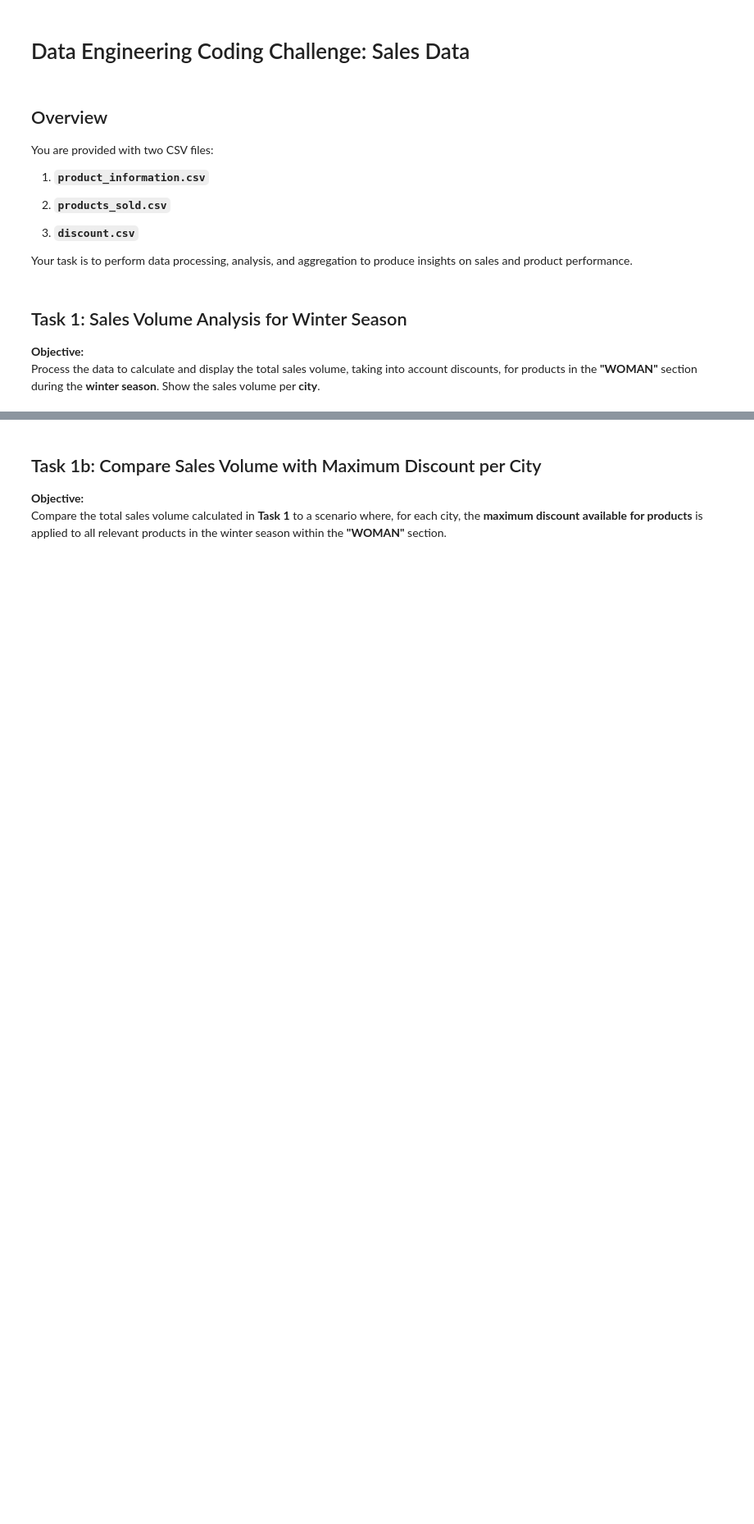
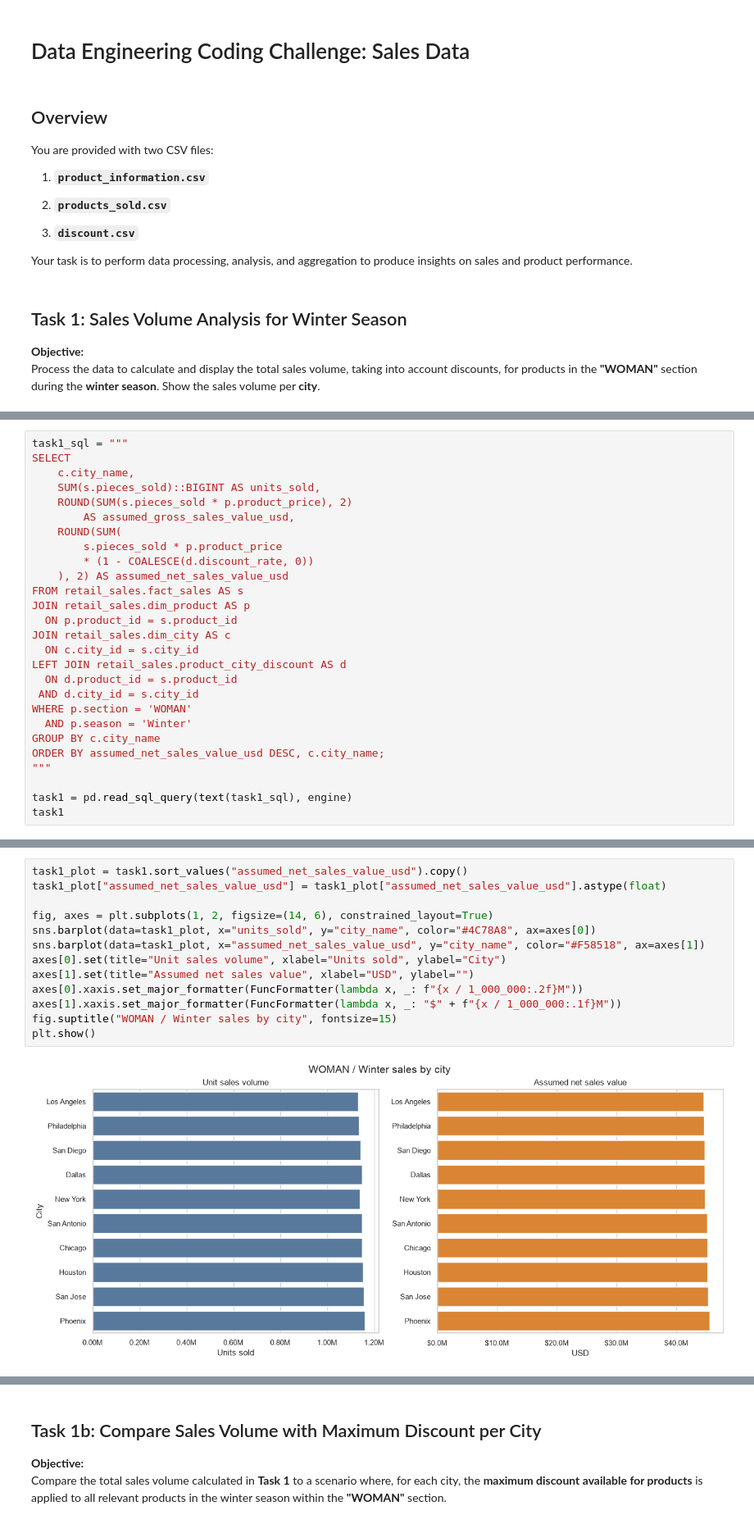
Before and after one commit to Amrf51/retail-sales-warehouse, a Jupyter notebook: coding_challenge.ipynb, the cells around one changed output, grey strips where cells are left out. Shown at 82% size. Drawn from its saved outputs; the diff is of its cells as text; blank space fills up the shorter version.

Commit message:
Tasks solved

```diff
--- a/coding_challenge.ipynb
+++ b/coding_challenge.ipynb
@@ -18,0 +61,27 @@ Process the data to calculate and display the total sales volume, taking into ac
+# %%
+task1_sql = """
+SELECT
+    c.city_name,
+    SUM(s.pieces_sold)::BIGINT AS units_sold,
+    ROUND(SUM(s.pieces_sold * p.product_price), 2)
+        AS assumed_gross_sales_value_usd,
+    ROUND(SUM(
+        s.pieces_sold * p.product_price
+        * (1 - COALESCE(d.discount_rate, 0))
+    ), 2) AS assumed_net_sales_value_usd
+FROM retail_sales.fact_sales AS s
+JOIN retail_sales.dim_product AS p
+  ON p.product_id = s.product_id
+JOIN retail_sales.dim_city AS c
+  ON c.city_id = s.city_id
+LEFT JOIN retail_sales.product_city_discount AS d
+  ON d.product_id = s.product_id
+ AND d.city_id = s.city_id
+WHERE p.section = 'WOMAN'
+  AND p.season = 'Winter'
+GROUP BY c.city_name
+ORDER BY assumed_net_sales_value_usd DESC, c.city_name;
+"""
+
+task1 = pd.read_sql_query(text(task1_sql), engine)
+task1
@@ -18,0 +100,15 @@ Process the data to calculate and display the total sales volume, taking into ac
+# %%
+task1_plot = task1.sort_values("assumed_net_sales_value_usd").copy()
+task1_plot["assumed_net_sales_value_usd"] = task1_plot["assumed_net_sales_value_usd"].astype(float)
+
+fig, axes = plt.subplots(1, 2, figsize=(14, 6), constrained_layout=True)
+sns.barplot(data=task1_plot, x="units_sold", y="city_name", color="#4C78A8", ax=axes[0])
+sns.barplot(data=task1_plot, x="assumed_net_sales_value_usd", y="city_name", color="#F58518", ax=axes[1])
+axes[0].set(title="Unit sales volume", xlabel="Units sold", ylabel="City")
+axes[1].set(title="Assumed net sales value", xlabel="USD", ylabel="")
+axes[0].xaxis.set_major_formatter(FuncFormatter(lambda x, _: f"{x / 1_000_000:.2f}M"))
+axes[1].xaxis.set_major_formatter(FuncFormatter(lambda x, _: "$" + f"{x / 1_000_000:.1f}M"))
+fig.suptitle("WOMAN / Winter sales by city", fontsize=15)
+plt.show()
+# %% [output]
+[figure, added]
```
Also changed, not shown: parts of 18 cells of this notebook.
